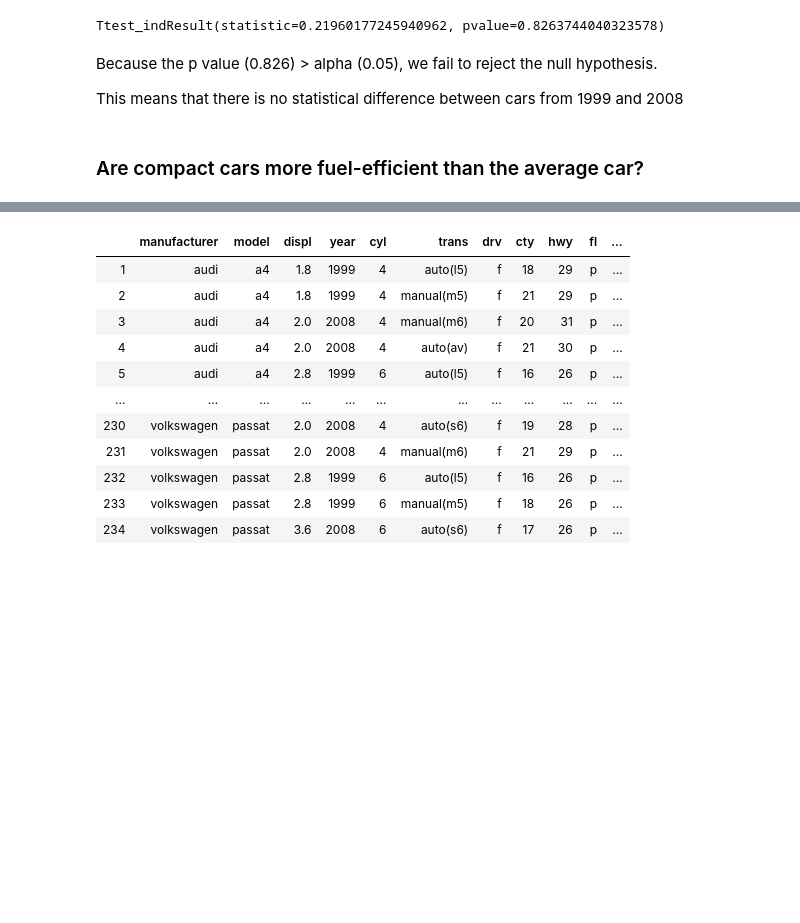
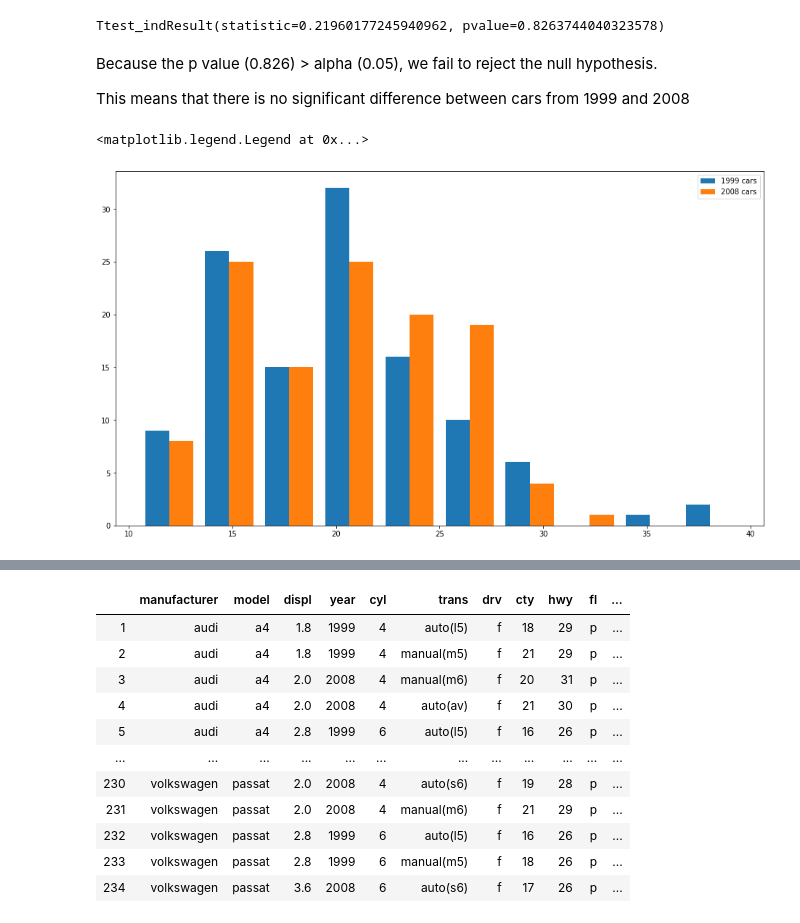
Before and after one commit to chasethompson/statistics_exercises, a Jupyter notebook: hypothesis_testing.ipynb, the cells around one changed output, grey strips where cells are left out. Drawn from its saved outputs; the diff is of its cells as text; code cells hidden in the pictures; blank space fills up the shorter version.

Commit message:
Final pass on the hypothesis testing after adding common means exercises, and reviewing in class

```diff
--- a/hypothesis_testing.ipynb
+++ b/hypothesis_testing.ipynb
@@ -359,6 +359,11 @@ Ttest_indResult(statistic=0.21960177245940962, pvalue=0.8263744040323578)
 # %% [markdown]
 Because the p value (0.826) > alpha (0.05), we fail to reject the null hypothesis.
 
-This means that there is no statistical difference between cars from 1999 and 2008
+This means that there is no significant difference between cars from 1999 and 2008
-# %% [markdown]
-### Are compact cars more fuel-efficient than the average car?
+# %%
+plt.figure(figsize=(16,9))
+plt.hist([x1, x2], label=["1999 cars", "2008 cars"])
+plt.legend(loc="upper right")
+# %% [output]
+<matplotlib.legend.Legend at 0x...>
+[figure, added]
```
Also changed, not shown: parts of 5 cells of this notebook.
